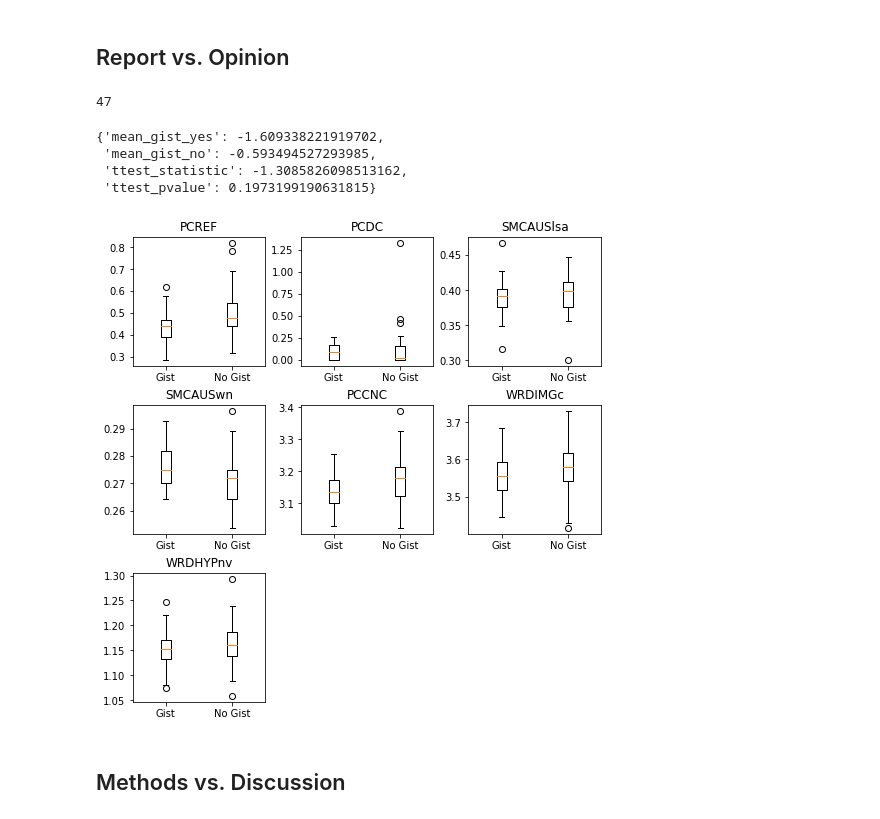
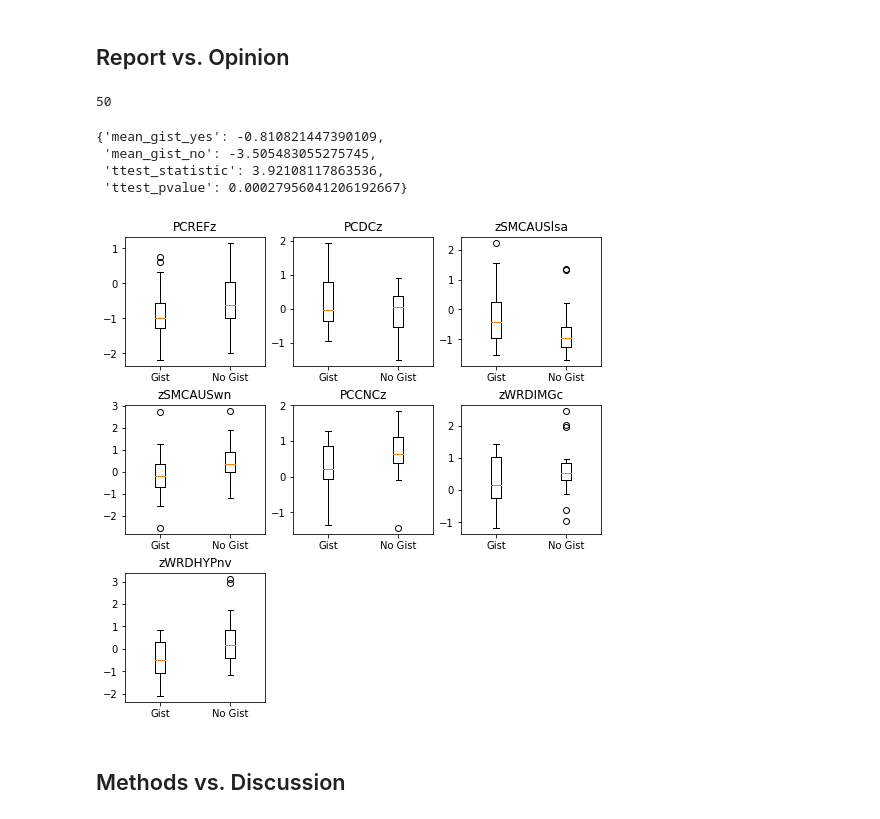
Before and after one commit to phosseini/GisPy, a Jupyter notebook: notebooks/wolfe_data.ipynb, the cells around one changed output. Drawn from its saved outputs; the diff is of its cells as text; code cells hidden in the pictures.

Commit message:
adding flags for computing GIS to make using indices optional

```diff
--- a/notebooks/wolfe_data.ipynb
+++ b/notebooks/wolfe_data.ipynb
@@ -37,8 +37,8 @@ def plot_scores(df_gist, df_no_gist, gispy_cols_head=False, output_file_name='sc
 # %% [markdown]
 ## Report vs. Opinion
 # %%
-folder_path = '../data/wolfe/Report_vs_Opinion/Report_Opinion_Comparison.docx'
-df = WolfeData().convert_opinion_report_data(folder_path)
+folder_path = '../data/wolfe/Report_vs_Opinion/Report_Opinion.docx'
+df = WolfeData().convert_opinion_report_data(folder_path, create_text_file=False)
 print(len(df))
 # %% [output]
-47
+50
@@ -51,14 +45,29 @@ results, df_yes, df_no = wolfe_eval('../gispy/result_v1.csv',
+# %%
+index_flag = {'PCREFz': True,
+              'PCDCz': True,
+              'PCCNCz': True,
+              'zSMCAUSlsa': True,
+              'zSMCAUSwn': True,
+              'zWRDIMGc': True,
+              'zWRDHYPnv': True}
+
+results, df_yes, df_no = wolfe_eval('../data/wolfe_cohmetrix.csv',
+                                    'opinion',
+                                    'report',
+                                    index_flag,
+                                    use_wolfe_vars=False,
+                                    use_gispy_vars=False)
 # %%
 results
 # %% [output]
-{'mean_gist_yes': -1.609338221919702,
- 'mean_gist_no': -0.593494527293985,
- 'ttest_statistic': -1.3085826098513162,
- 'ttest_pvalue': 0.1973199190631815}
+{'mean_gist_yes': -0.810821447390109,
+ 'mean_gist_no': -3.505483055275745,
+ 'ttest_statistic': 3.92108117863536,
+ 'ttest_pvalue': 0.00027956041206192667}
 # %%
-plot_scores(df_yes, df_no, gispy_cols_head=True)
+plot_scores(df_yes, df_no, gispy_cols_head=False)
 # %% [output]
-[figure, old version]
+[figure, new version]
 # %% [markdown]
 ## Methods vs. Discussion
 # %%
```
Also changed, not shown: parts of 6 cells of this notebook, 2 other files.
